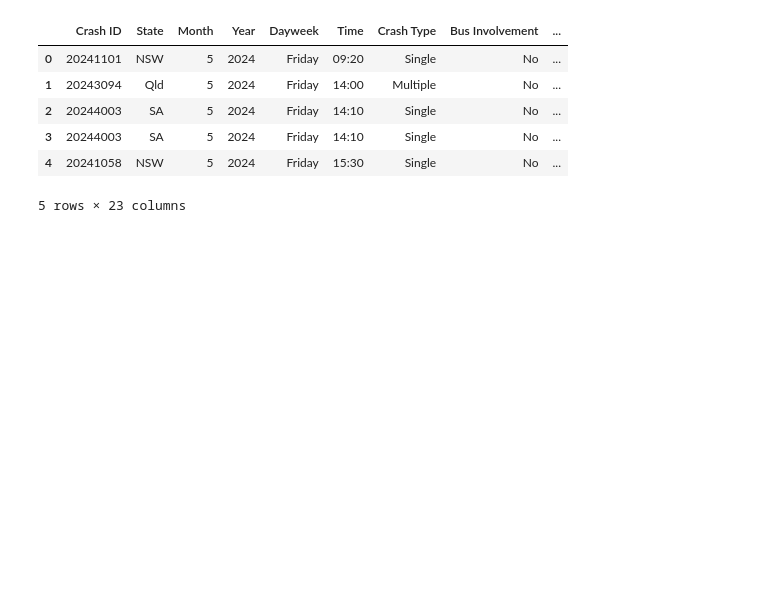
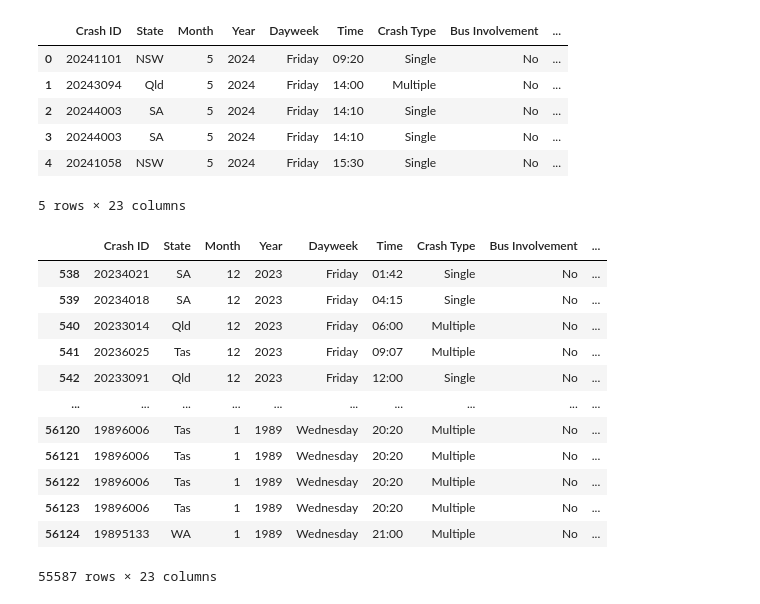
Before and after one commit to Yukitoshi12345/Australia-Road-Fatality, a Jupyter notebook: main.ipynb, the cells around one changed output. Cells and saved outputs as stored; diff of their text form; code cells hidden in the pictures; blank space fills up the shorter version.

```diff
--- a/main.ipynb
+++ b/main.ipynb
@@ -26,0 +29,21 @@ df_fatalities.head()
+# %%
+# Removing the incomplete data for the year 2024
+# Keeping only the data up to the most recent complete year, which is 2023
+df_fatalities_clean = df_fatalities.loc[df_fatalities['Year'] != 2024]
+
+# Displaying the cleaned DataFrame
+df_fatalities_clean
+# %% [output]
+|  | Crash ID | State | Month | Year | Dayweek | Time | Crash Type | Bus Involvement | ... |
+| 538 | 20234021 | SA | 12 | 2023 | Friday | 01:42 | Single | No | ... |
+| 539 | 20234018 | SA | 12 | 2023 | Friday | 04:15 | Single | No | ... |
+| 540 | 20233014 | Qld | 12 | 2023 | Friday | 06:00 | Multiple | No | ... |
+| 541 | 20236025 | Tas | 12 | 2023 | Friday | 09:07 | Multiple | No | ... |
+| 542 | 20233091 | Qld | 12 | 2023 | Friday | 12:00 | Single | No | ... |
+| ... | ... | ... | ... | ... | ... | ... | ... | ... | ... |
+| 56120 | 19896006 | Tas | 1 | 1989 | Wednesday | 20:20 | Multiple | No | ... |
+| 56121 | 19896006 | Tas | 1 | 1989 | Wednesday | 20:20 | Multiple | No | ... |
+| 56122 | 19896006 | Tas | 1 | 1989 | Wednesday | 20:20 | Multiple | No | ... |
+| 56123 | 19896006 | Tas | 1 | 1989 | Wednesday | 20:20 | Multiple | No | ... |
+| 56124 | 19895133 | WA | 1 | 1989 | Wednesday | 21:00 | Multiple | No | ... |
+55587 rows × 23 columns
```
Also changed, not shown: parts of 3 cells of this notebook, 1 other file.
